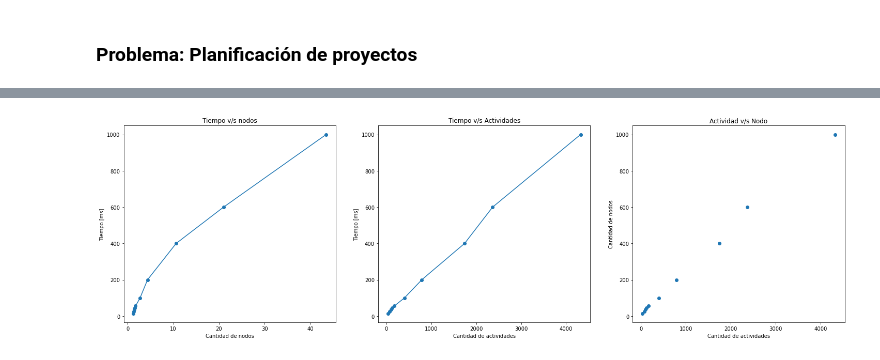
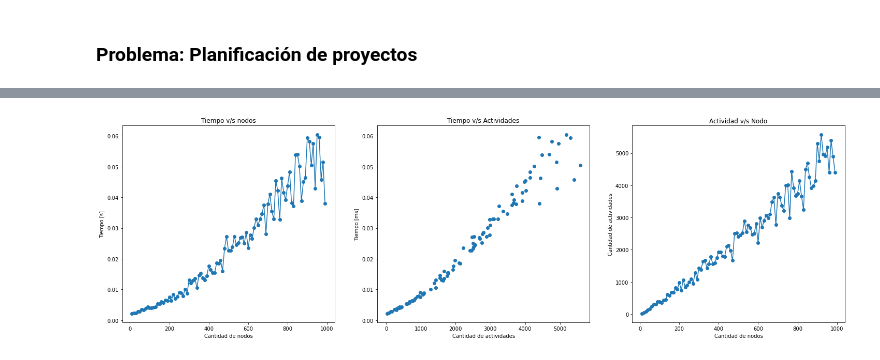
Before and after one commit to Konnits/Ajuste, a Jupyter notebook: Fio.ipynb, the cells around one changed output, grey strips where cells are left out. Drawn from its saved outputs; the diff is of its cells as text; code cells hidden in the pictures.

```diff
--- a/Fio.ipynb
+++ b/Fio.ipynb
@@ -170,3 +4,0 @@ Para 600 nodos
-# %%
-n = 600
-problem, X, shape = generate_problem(n)
@@ -184,3 +4,0 @@ Para 1000 nodos
-# %%
-n = 1000
-problem, X, shape = generate_problem(n)
@@ -197,0 +9,6 @@ import matplotlib.pyplot as plt
+# %%
+if __name__ == '__main__':
+    lista = [10*i for i in range(1,100)]
+    with Pool(processes = 8) as p:
+        results = p.map(time_n, lista, chunksize = 1)
+results
@@ -198,28 +33,32 @@ import matplotlib.pyplot as plt
+# %%
+T = []
+N = []
+A = []
+for n, t, a in results:
+    T.append(t)
+    N.append(n)
+    A.append(a)
 # %%
-X = [1.23, 1.33, 1.38, 1.58, 1.7, 2.69, 4.33, 10.6, 21, 43.5]
-X_ = [31, 71, 102, 123, 172, 400, 787, 1740, 2364, 4325]
-Y = [15 ,25 ,35 ,45 ,55 ,100 ,200, 400, 600, 1000]
-
 fig, axes = plt.subplots(nrows=1, ncols=3, figsize=(25, 7))
-axes[0].plot(X, Y)
-axes[0].scatter(X, Y)
+axes[0].plot(N, T)
+axes[0].scatter(N, T)
 axes[0].set_title("Tiempo v/s nodos")
 axes[0].set_xlabel("Cantidad de nodos")
-axes[0].set_ylabel("Tiempo [ms]")
+axes[0].set_ylabel("Tiempo [s]")
 
-axes[1].plot(X_, Y)
-axes[1].scatter(X_, Y)
+axes[1].scatter(A, T)
 axes[1].set_title("Tiempo v/s Actividades")
 axes[1].set_xlabel("Cantidad de actividades")
 axes[1].set_ylabel("Tiempo [ms]")
 
-axes[2].scatter(X_, Y)
+axes[2].scatter(N, A)
+axes[2].plot(N, A)
 axes[2].set_title("Actividad v/s Nodo")
-axes[2].set_xlabel("Cantidad de actividades")
-axes[2].set_ylabel("Cantidad de nodos")
+axes[2].set_ylabel("Cantidad de actividades")
+axes[2].set_xlabel("Cantidad de nodos")
 plt.show()
 # %% [output]
-[figure, old version]
+[figure, new version]
 # %%
 X_ = []
 Y = []
```
Also changed, not shown: parts of 43 cells of this notebook, 1 other file.
